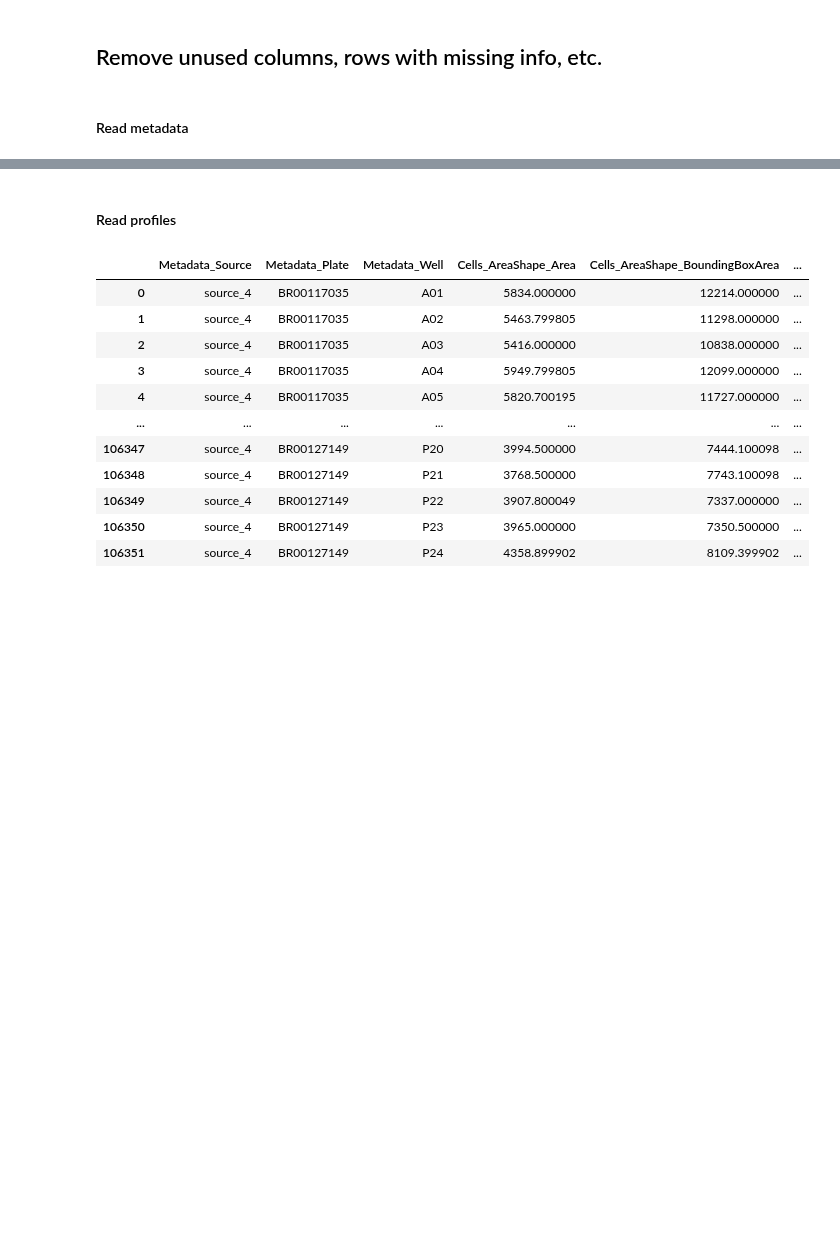
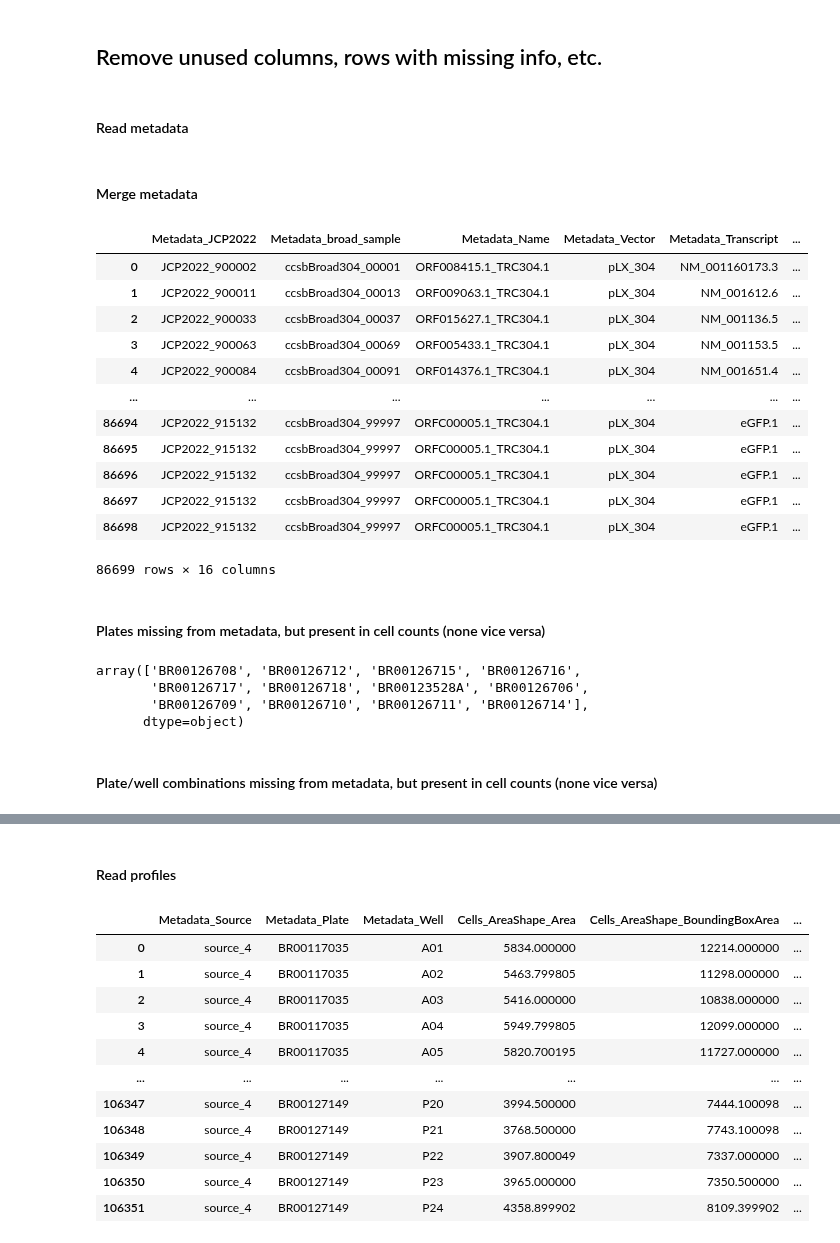
Before and after one commit to broadinstitute/position-effect-correction, a Jupyter notebook: 1.load/2_merge_metadata.ipynb, the cells around one changed output, grey strips where cells are left out. Saved outputs shown, nothing was run; the diff lists cells and outputs as text; code cells hidden in the pictures; blank space fills up the shorter version.

Commit message:
merge all metadata before merging profiles

```diff
--- a/1.load/2_merge_metadata.ipynb
+++ b/1.load/2_merge_metadata.ipynb
@@ -14,2 +7,21 @@ DROP_COLS_RAW = ['dataset', 'source', 'workspace', 'profiles', 'batch', 'plate']
+# %%
+# path to cloned https://github.com/jump-cellpainting/datasets
+ORF_METADATA_PATH = Path("../../datasets/metadata") / "orf.csv.gz"
+WELL_METADATA_PATH = Path("../../datasets/metadata") / "well.csv.gz"
+
+# path to cloned https://github.com/jump-cellpainting/jump-orf-data
+PLATEMAP_FILES = Path("../../jump-orf-data/metadata/platemaps").glob("*/*.csv")
+PLATEMAP_COLS = ["Metadata_Plate", "Metadata_plate_map_name"]
+
+# path to cloned morphmap repo https://github.com/jump-cellpainting/morphmap
+CELL_COUNTS_PATH = Path("../../morphmap") / "0.explore-data/output/cell_counts.csv.gz"
+
+ORF_MERGE_WELL_COLS = ["Metadata_JCP2022"]
+METADATA_MERGE_PLATEMAPS_COLS = ["Metadata_Plate"]
+METADATA_MERGE_CELLCOUNTS_COLS = ["Metadata_plate_map_name", "Metadata_Well", "Metadata_Plate", "Metadata_broad_sample"]
+METADATA_MERGE_PROFILES_COLS = ["Metadata_Plate", "Metadata_Well"]
+
+RAW_PROFILES_PATH = Path("input/raw_profiles.parquet")
+DROP_COLS_RAW = ['dataset', 'source', 'workspace', 'profiles', 'batch', 'plate']
 # %% [markdown]
 #### Read metadata
@@ -19,0 +28,36 @@ metadata = orf.merge(wells, on="Metadata_JCP2022")
+# %%
+orf = pd.read_csv(ORF_METADATA_PATH)
+wells = pd.read_csv(WELL_METADATA_PATH)
+cell_counts = pd.read_csv(CELL_COUNTS_PATH)
+platemaps = pd.concat((pd.read_csv(f) for f in PLATEMAP_FILES), ignore_index=True)
+platemaps.columns = PLATEMAP_COLS
+# %% [markdown]
+#### Merge metadata
+# %%
+metadata = orf.merge(wells, on=ORF_MERGE_WELL_COLS).merge(platemaps, on=METADATA_MERGE_PLATEMAPS_COLS)
+metadata
+# %% [output]
+|  | Metadata_JCP2022 | Metadata_broad_sample | Metadata_Name | Metadata_Vector | Metadata_Transcript | ... |
+| 0 | JCP2022_900002 | ccsbBroad304_00001 | ORF008415.1_TRC304.1 | pLX_304 | NM_001160173.3 | ... |
+| 1 | JCP2022_900011 | ccsbBroad304_00013 | ORF009063.1_TRC304.1 | pLX_304 | NM_001612.6 | ... |
+| 2 | JCP2022_900033 | ccsbBroad304_00037 | ORF015627.1_TRC304.1 | pLX_304 | NM_001136.5 | ... |
+| 3 | JCP2022_900063 | ccsbBroad304_00069 | ORF005433.1_TRC304.1 | pLX_304 | NM_001153.5 | ... |
+| 4 | JCP2022_900084 | ccsbBroad304_00091 | ORF014376.1_TRC304.1 | pLX_304 | NM_001651.4 | ... |
+| ... | ... | ... | ... | ... | ... | ... |
+| 86694 | JCP2022_915132 | ccsbBroad304_99997 | ORFC00005.1_TRC304.1 | pLX_304 | eGFP.1 | ... |
+| 86695 | JCP2022_915132 | ccsbBroad304_99997 | ORFC00005.1_TRC304.1 | pLX_304 | eGFP.1 | ... |
+| 86696 | JCP2022_915132 | ccsbBroad304_99997 | ORFC00005.1_TRC304.1 | pLX_304 | eGFP.1 | ... |
+| 86697 | JCP2022_915132 | ccsbBroad304_99997 | ORFC00005.1_TRC304.1 | pLX_304 | eGFP.1 | ... |
+| 86698 | JCP2022_915132 | ccsbBroad304_99997 | ORFC00005.1_TRC304.1 | pLX_304 | eGFP.1 | ... |
+86699 rows × 16 columns
+# %% [markdown]
+#### Plates missing from metadata, but present in cell counts (none vice versa)
+# %%
+metadata.Metadata_Plate[~metadata.Metadata_Plate.isin(cell_counts.Metadata_Plate)].unique()
+# %% [output]
+array(['BR00126708', 'BR00126712', 'BR00126715', 'BR00126716',
+       'BR00126717', 'BR00126718', 'BR00123528A', 'BR00126706',
+       'BR00126709', 'BR00126710', 'BR00126711', 'BR00126714'],
+      dtype=object)
+# %% [markdown]
+#### Plate/well combinations missing from metadata, but present in cell counts (none vice versa)
```
Also changed, not shown: parts of 5 cells of this notebook.
